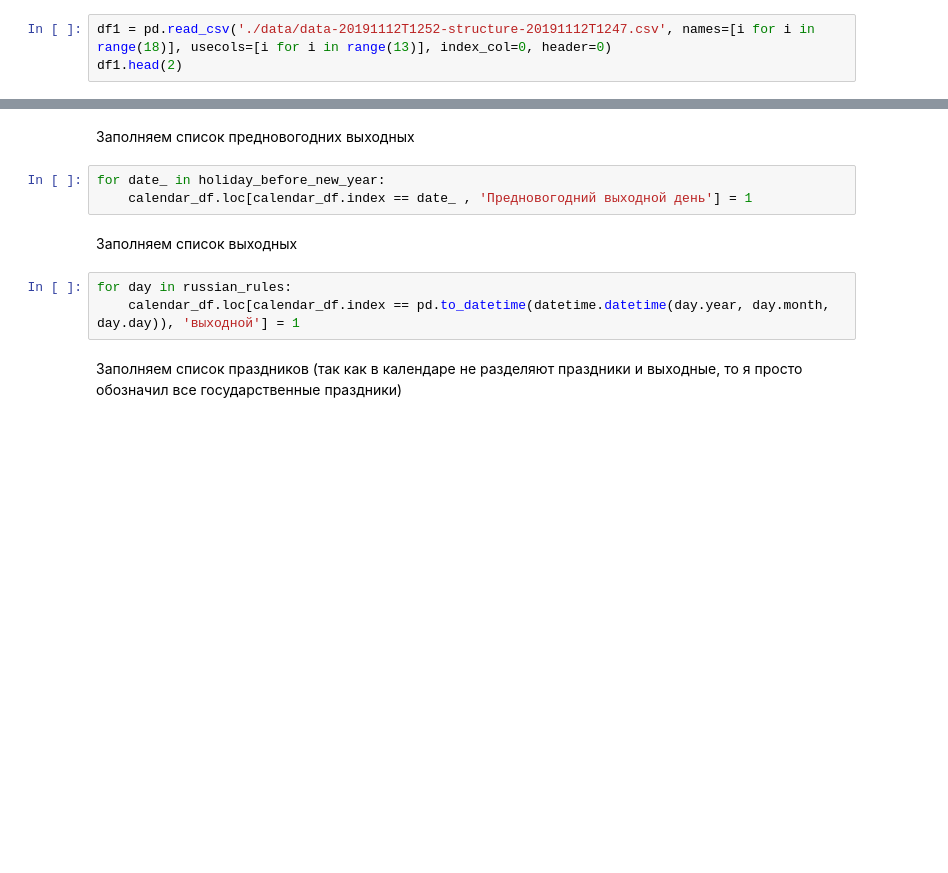
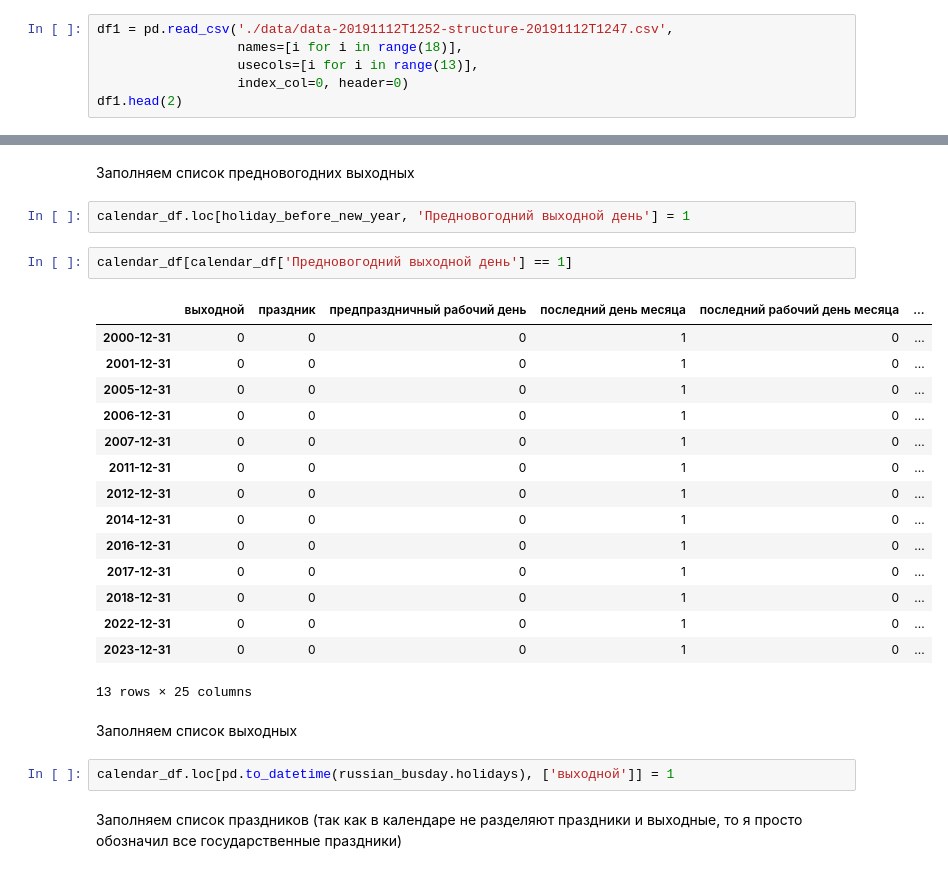
Before and after one commit to Rain1414/python_data_analysis_2021, a Jupyter notebook: hw_3.ipynb, the cells around one changed output, grey strips where cells are left out. Saved outputs shown, nothing was run; the diff lists cells and outputs as text; blank space fills up the shorter version.

```diff
--- a/hw_3.ipynb
+++ b/hw_3.ipynb
@@ -39,7 +32,10 @@ events
 # %% [markdown]
 Считываем календарь. Возьмём только месяцы и переведём их в числовой формат
 # %%
-df1 = pd.read_csv('./data/data-20191112T1252-structure-20191112T1247.csv', names=[i for i in range(18)], usecols=[i for i in range(13)], index_col=0, header=0)
+df1 = pd.read_csv('./data/data-20191112T1252-structure-20191112T1247.csv',
+                  names=[i for i in range(18)],
+                  usecols=[i for i in range(13)],
+                  index_col=0, header=0)
 df1.head(2)
 # %% [output]
 |  | 1 | 2 | 3 | 4 | 5 | 6 | 7 | 8 | 9 | 10 | 11 | ... |
@@ -145,13 +141,29 @@ calendar_df
 9862 rows × 25 columns
 # %% [markdown]
 Заполняем список предновогодних выходных
+# %%
+calendar_df.loc[holiday_before_new_year, 'Предновогодний выходной день'] = 1
 # %%
-for date_ in holiday_before_new_year:
-    calendar_df.loc[calendar_df.index == date_ , 'Предновогодний выходной день'] = 1
+calendar_df[calendar_df['Предновогодний выходной день'] == 1]
+# %% [output]
+|  | выходной | праздник | предпраздничный рабочий день | последний день месяца | последний рабочий день месяца | ... |
+| 2000-12-31 | 0 | 0 | 0 | 1 | 0 | ... |
+| 2001-12-31 | 0 | 0 | 0 | 1 | 0 | ... |
+| 2005-12-31 | 0 | 0 | 0 | 1 | 0 | ... |
+| 2006-12-31 | 0 | 0 | 0 | 1 | 0 | ... |
+| 2007-12-31 | 0 | 0 | 0 | 1 | 0 | ... |
+| 2011-12-31 | 0 | 0 | 0 | 1 | 0 | ... |
+| 2012-12-31 | 0 | 0 | 0 | 1 | 0 | ... |
+| 2014-12-31 | 0 | 0 | 0 | 1 | 0 | ... |
+| 2016-12-31 | 0 | 0 | 0 | 1 | 0 | ... |
+| 2017-12-31 | 0 | 0 | 0 | 1 | 0 | ... |
+| 2018-12-31 | 0 | 0 | 0 | 1 | 0 | ... |
+| 2022-12-31 | 0 | 0 | 0 | 1 | 0 | ... |
+| 2023-12-31 | 0 | 0 | 0 | 1 | 0 | ... |
+13 rows × 25 columns
 # %% [markdown]
 Заполняем список выходных
-# %%
-for day in russian_rules:
-    calendar_df.loc[calendar_df.index == pd.to_datetime(datetime.datetime(day.year, day.month, day.day)), 'выходной'] = 1
+# %%
+calendar_df.loc[pd.to_datetime(russian_busday.holidays), ['выходной']] = 1
 # %% [markdown]
 Заполняем список праздников (так как в календаре не разделяют праздники и выходные, то я просто обозначил все государственные праздники)
```
Also changed, not shown: parts of 43 cells of this notebook.
